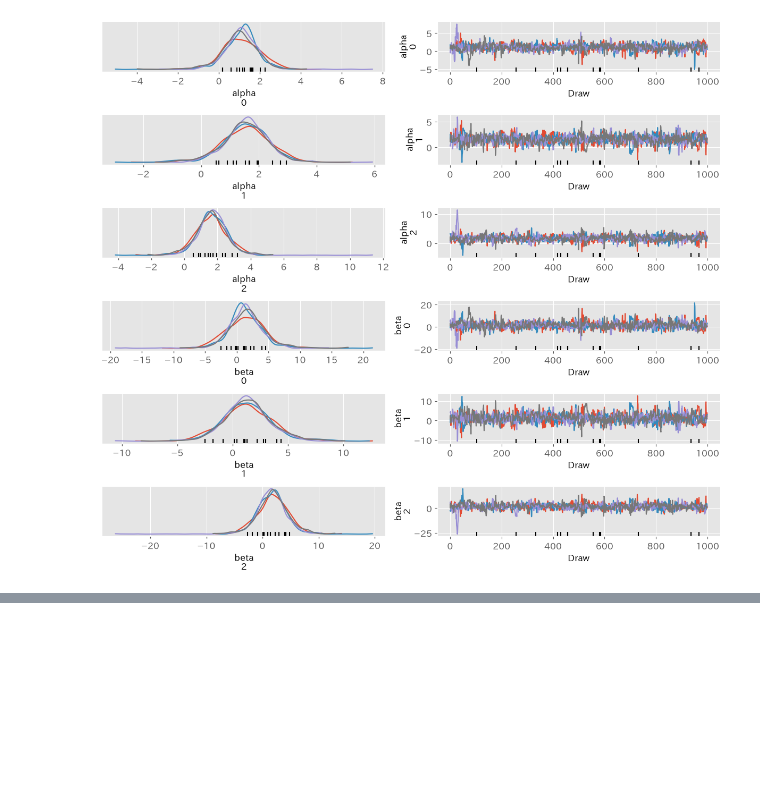
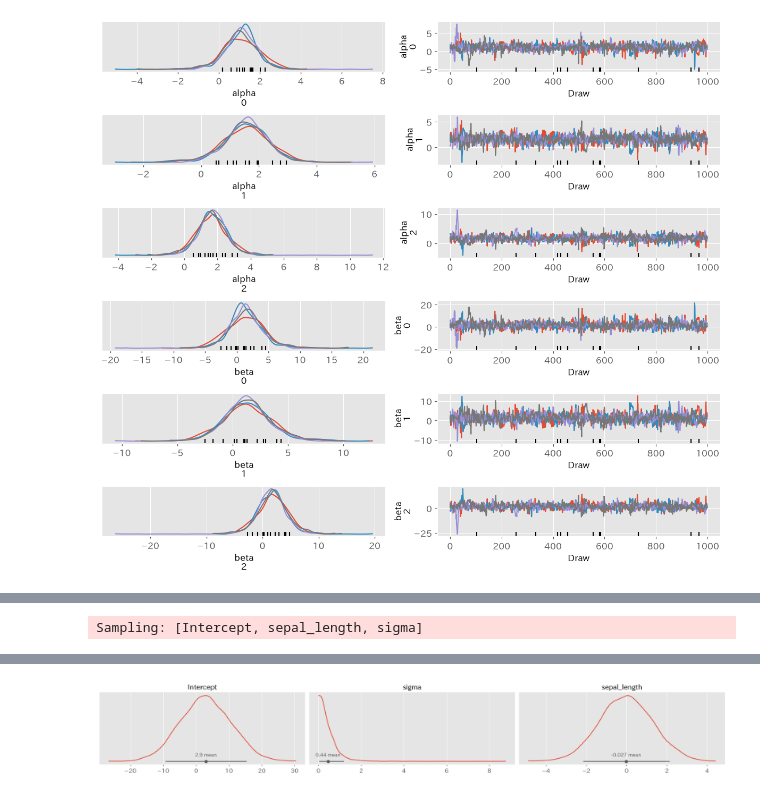
Before and after one commit to kzappmusi9/bayes_python, a Jupyter notebook: src/2.bayes_inference_advanced.ipynb, the cells around one changed output, grey strips where cells are left out. Cells and saved outputs as stored; diff of their text form; code cells hidden in the pictures; blank space fills up the shorter version.

```diff
--- a/src/2.bayes_inference_advanced.ipynb
+++ b/src/2.bayes_inference_advanced.ipynb
@@ -436,31 +435,0 @@ azs.summary(idata1, var_names=['alpha', 'beta'])
-# %%
-# 事前分布のサンプルを生成
-pars = pm.draw(
-    pm.Normal.dist(mu=0, sigma=10, shape=(100, 3)),
-    random_seed=42
-)
-
-# DataFrame化
-df_pars = pd.DataFrame(pars, columns=["c1", "c2", "c3"])
-
-# 縦長に変換
-df_pars_long = df_pars.melt(var_name="column_name", value_name="value")
-
-# 可視化
-bins = np.arange(-20, 30, 1)
-sns.histplot(
-    data=df_pars_long,
-    x="value",
-    hue="column_name",
-    bins=bins,
-    multiple="layer",
-    alpha=0.6,
-    edgecolor="none"
-)
-
-plt.style.use('ggplot')
-plt.title("事前分布の比較")
-plt.xlabel("値")
-plt.ylabel("頻度")
-plt.xlim(-20, 30)
-plt.show()
@@ -468,0 +494,7 @@ plt.show()
+# %%
+model_bmb = bmb.Model("sepal_width ~ 1 + sepal_length", categorical="species", data=df)
+model_bmb.build()
+model_bmb.plot_priors()
+model_bmb.graph()
+# %% [output]
+Sampling: [Intercept, sepal_length, sigma]
@@ -468,0 +502 @@ plt.show()
+[figure, added]
```
Also changed, not shown: parts of 27 cells of this notebook, 2 other files.
